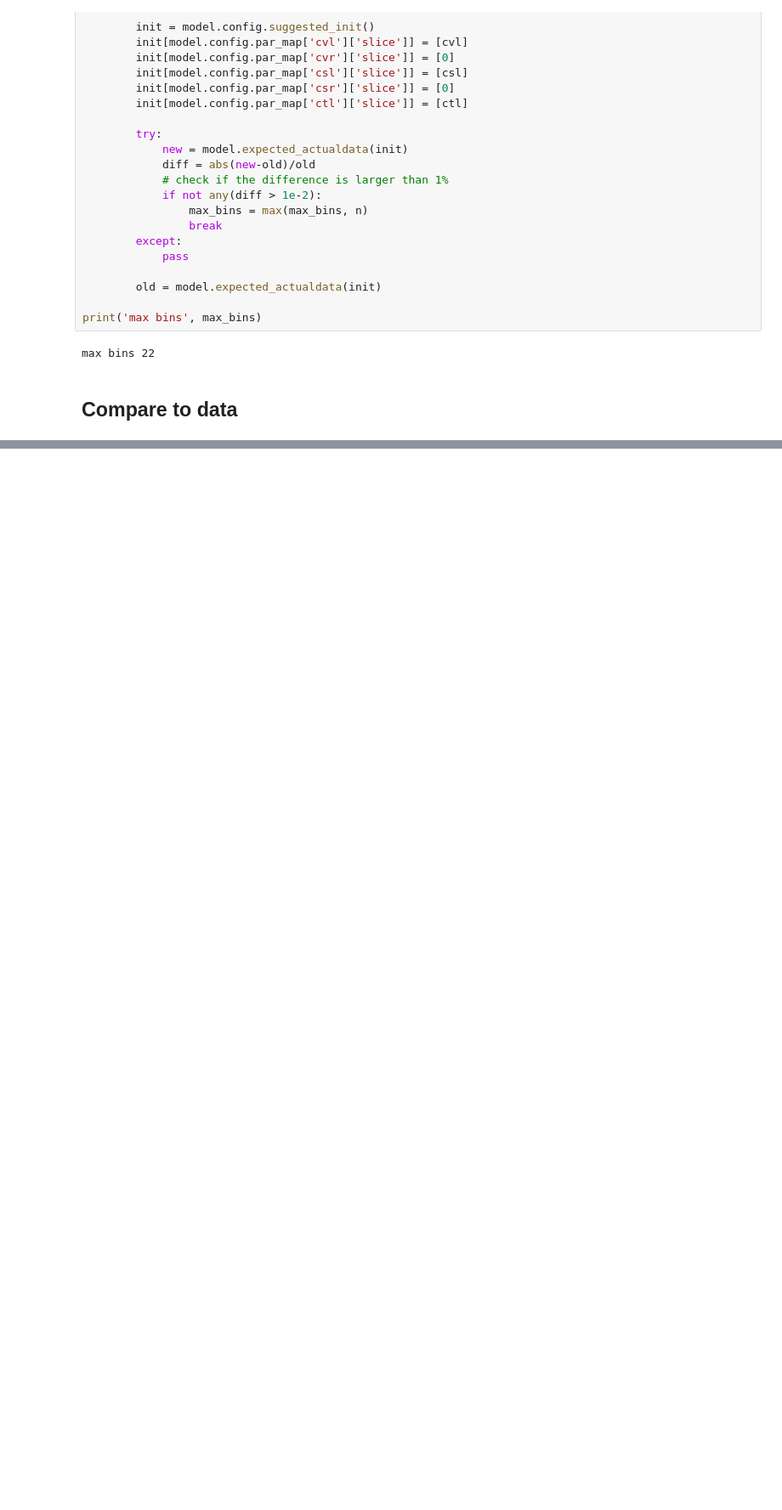
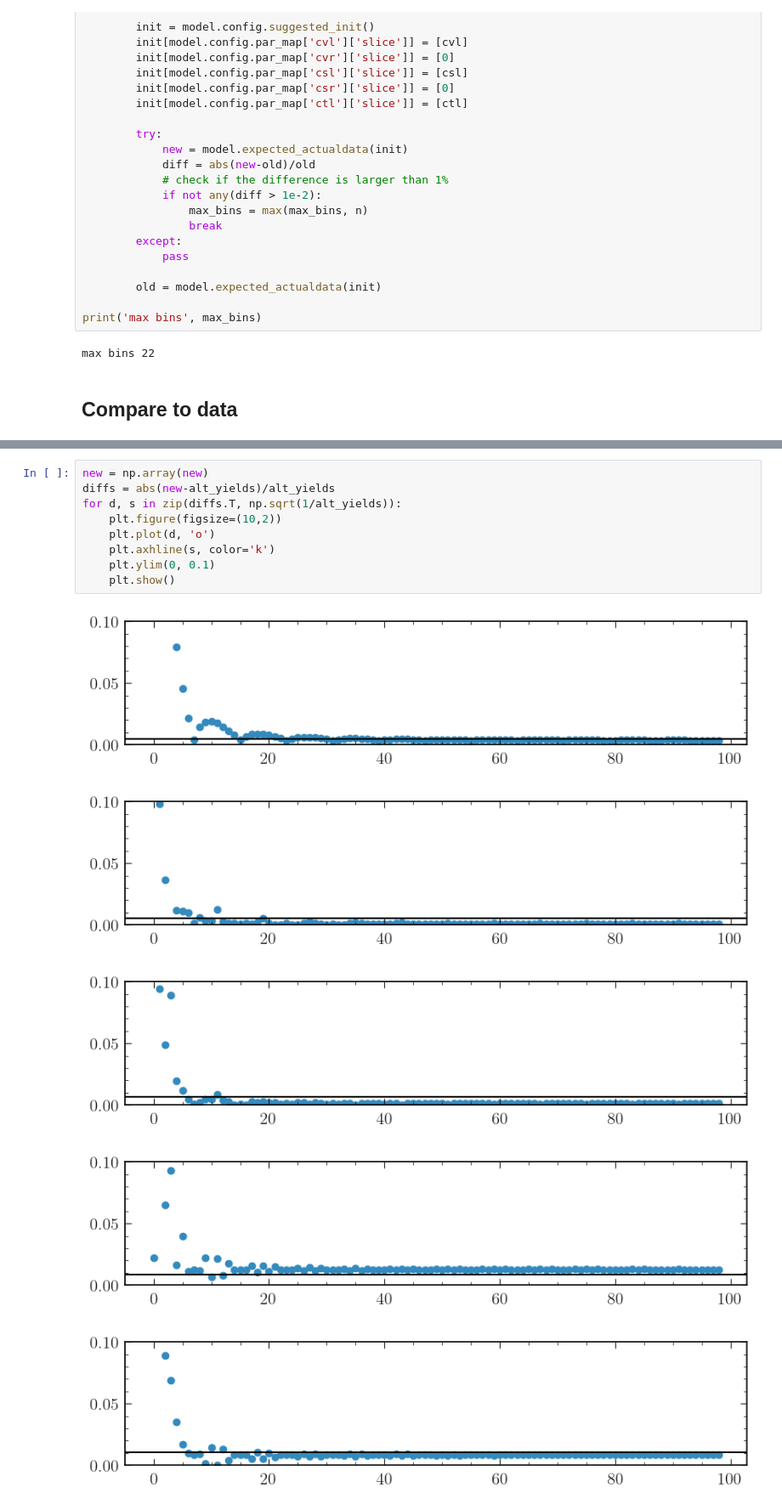
Before and after one commit to lorenzennio/redist, a Jupyter notebook: examples/knunu_binning.ipynb, the cells around one changed output, grey strips where cells are left out. Shown: that part at 85% size. Drawn from its saved outputs; the diff is of its cells as text; blank space fills up the shorter version.

```diff
--- a/examples/knunu_binning.ipynb
+++ b/examples/knunu_binning.ipynb
@@ -302,0 +284,15 @@ array([ 0.        ,  1.04090909,  2.08181818,  3.12272727,  4.16363636,
+# %%
+new = np.array(new)
+diffs = abs(new-alt_yields)/alt_yields
+for d, s in zip(diffs.T, np.sqrt(1/alt_yields)):
+    plt.figure(figsize=(10,2))
+    plt.plot(d, 'o')
+    plt.axhline(s, color='k')
+    plt.ylim(0, 0.1)
+    plt.show()
+# %% [output]
+[figure, added]
+[figure, added]
+[figure, added]
+[figure, added]
+[figure, added]
```
Also changed, not shown: parts of 10 cells of this notebook.
